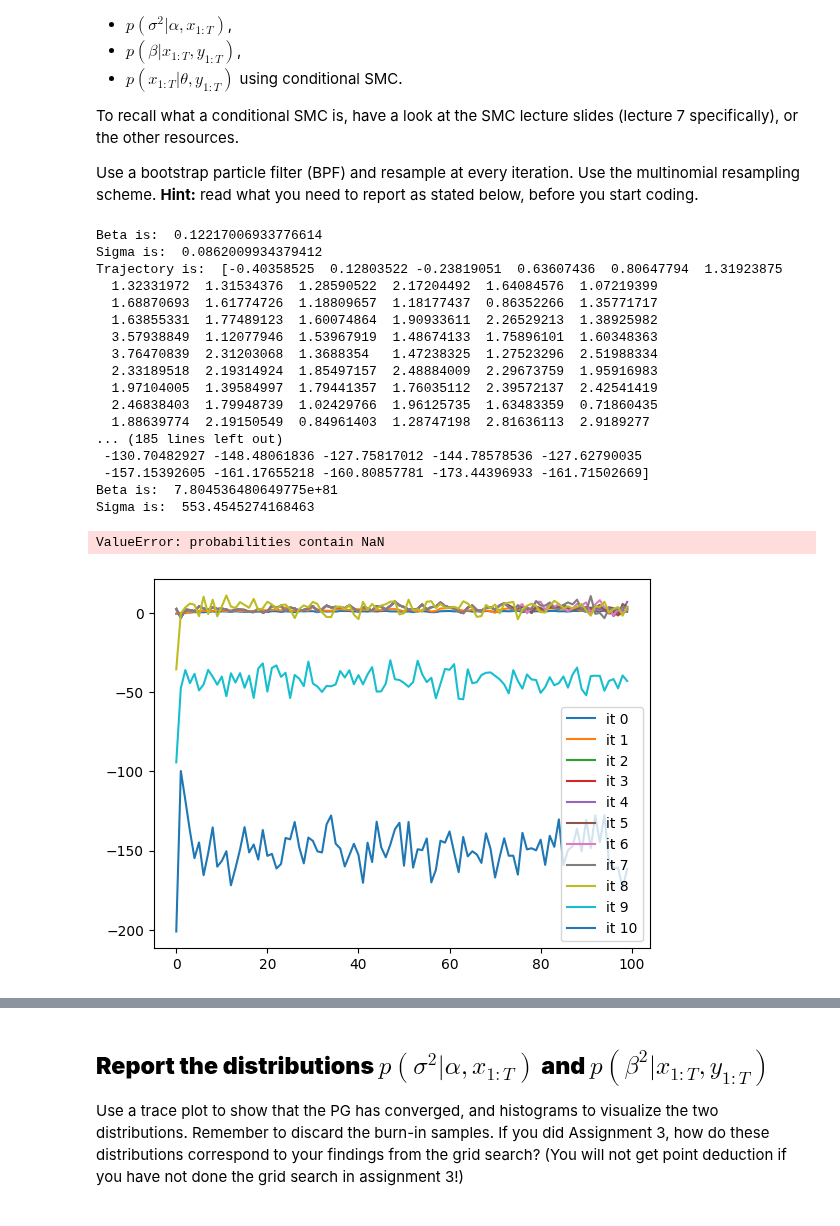
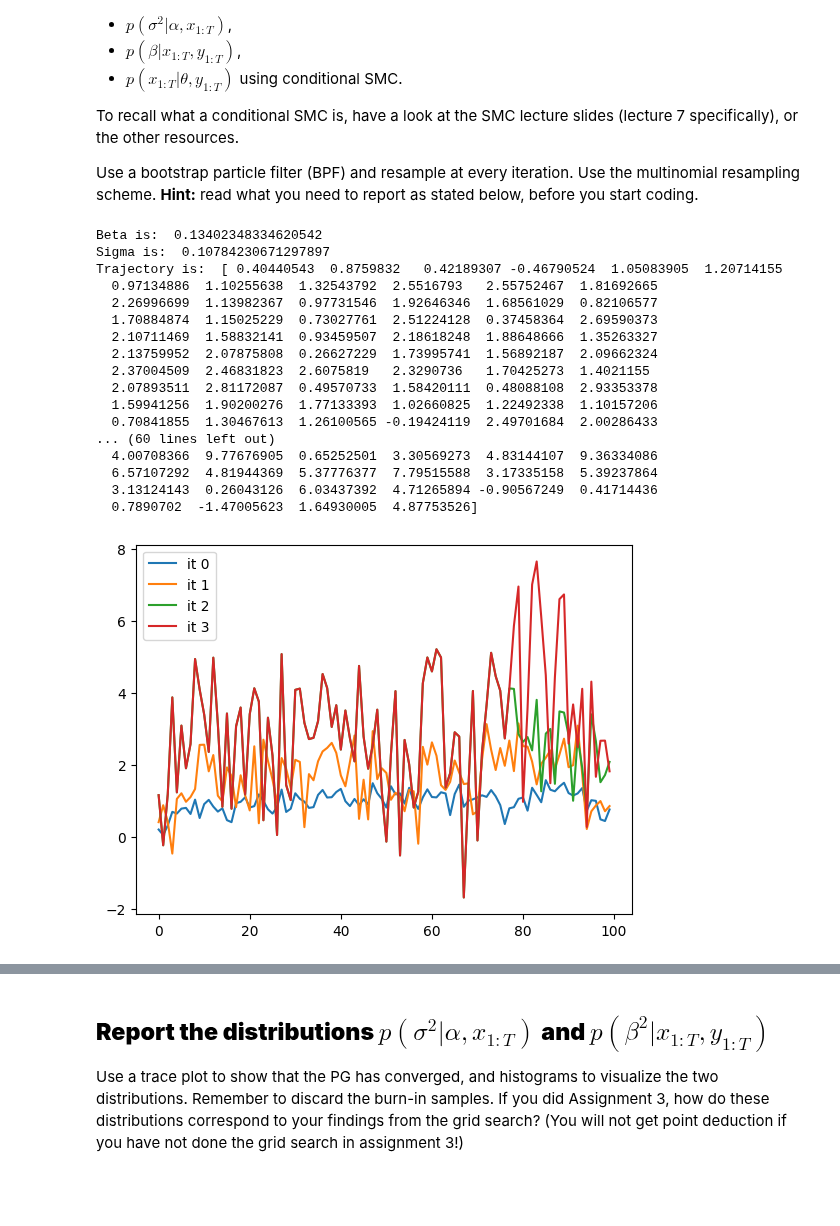
Before and after one commit to leonardodeclara/DD2447-Statistical-Methods-in-Applied-Computer-Science, a Jupyter notebook: Assignment_4/assignment4.ipynb, the cells around one changed output, grey strips where cells are left out. Saved outputs shown, nothing was run; the diff lists cells and outputs as text; code cells hidden in the pictures.

```diff
--- a/Assignment_4/assignment4.ipynb
+++ b/Assignment_4/assignment4.ipynb
@@ -273,33 +273,32 @@ def pg(M, T, K, alpha_p, y, a, b):
 # %%
 # load observations.npy from the SMC module on Canvas
 observations = np.load('observations.npy')
-M = 100
+M = 5
 K = 100
 T = 100
 a = 0.01
 b = 0.01
 alph = 0.91
 sigm = 0.9
 
 
-pg(M, T, K, alph, observations, a, b)
+x_ref, betas, sigmas = pg(M, T, K, alph, observations, a, b)
 # %% [output]
-Beta is:  0.12217006933776614
-Sigma is:  0.0862009934379412
-Trajectory is:  [-0.40358525  0.12803522 -0.23819051  0.63607436  0.80647794  1.31923875
-  1.32331972  1.31534376  1.28590522  2.17204492  1.64084576  1.07219399
-  1.68870693  1.61774726  1.18809657  1.18177437  0.86352266  1.35771717
-  1.63855331  1.77489123  1.60074864  1.90933611  2.26529213  1.38925982
-  3.57938849  1.12077946  1.53967919  1.48674133  1.75896101  1.60348363
-  3.76470839  2.31203068  1.3688354   1.47238325  1.27523296  2.51988334
-  2.33189518  2.19314924  1.85497157  2.48884009  2.29673759  1.95916983
-  1.97104005  1.39584997  1.79441357  1.76035112  2.39572137  2.42541419
-  2.46838403  1.79948739  1.02429766  1.96125735  1.63483359  0.71860435
-  1.88639774  2.19150549  0.84961403  1.28747198  2.81636113  2.9189277
-... (185 lines left out)
- -130.70482927 -148.48061836 -127.75817012 -144.78578536 -127.62790035
- -157.15392605 -161.17655218 -160.80857781 -173.44396933 -161.71502669]
-Beta is:  7.804536480649775e+81
-Sigma is:  553.4545274168463
+Beta is:  0.13402348334620542
+Sigma is:  0.10784230671297897
+Trajectory is:  [ 0.40440543  0.8759832   0.42189307 -0.46790524  1.05083905  1.20714155
+  0.97134886  1.10255638  1.32543792  2.5516793   2.55752467  1.81692665
+  2.26996699  1.13982367  0.97731546  1.92646346  1.68561029  0.82106577
+  1.70884874  1.15025229  0.73027761  2.51224128  0.37458364  2.69590373
+  2.10711469  1.58832141  0.93459507  2.18618248  1.88648666  1.35263327
+  2.13759952  2.07875808  0.26627229  1.73995741  1.56892187  2.09662324
+  2.37004509  2.46831823  2.6075819   2.3290736   1.70425273  1.4021155
+  2.07893511  2.81172087  0.49570733  1.58420111  0.48088108  2.93353378
+  1.59941256  1.90200276  1.77133393  1.02660825  1.22492338  1.10157206
+  0.70841855  1.30467613  1.26100565 -0.19424119  2.49701684  2.00286433
+... (60 lines left out)
+  4.00708366  9.77676905  0.65252501  3.30569273  4.83144107  9.36334086
+  6.57107292  4.81944369  5.37776377  7.79515588  3.17335158  5.39237864
+  3.13124143  0.26043126  6.03437392  4.71265894 -0.90567249  0.41714436
+  0.7890702  -1.47005623  1.64930005  4.87753526]
-ValueError: probabilities contain NaN
-[figure, old version]
+[figure, new version]
```
Also changed, not shown: parts of 3 cells of this notebook.
